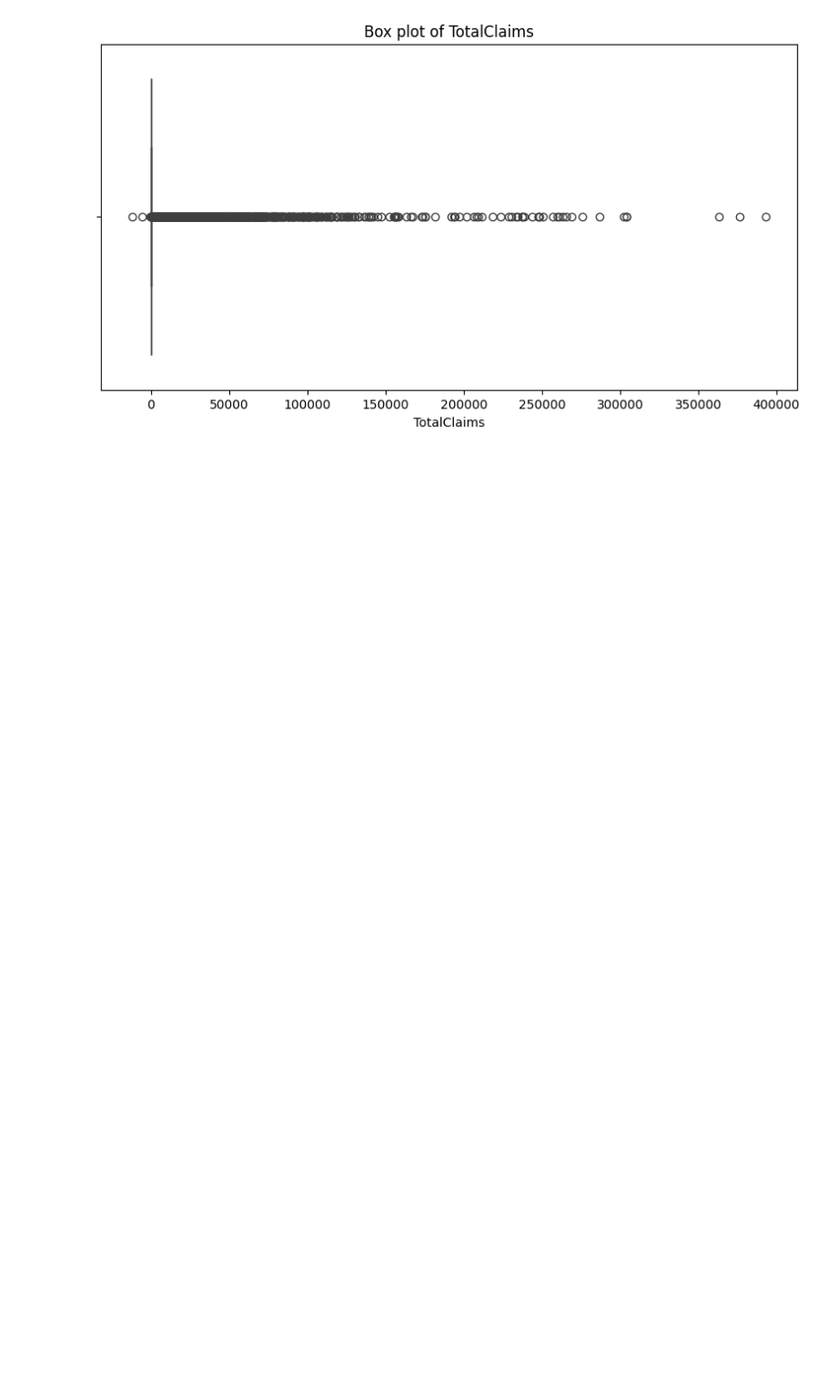
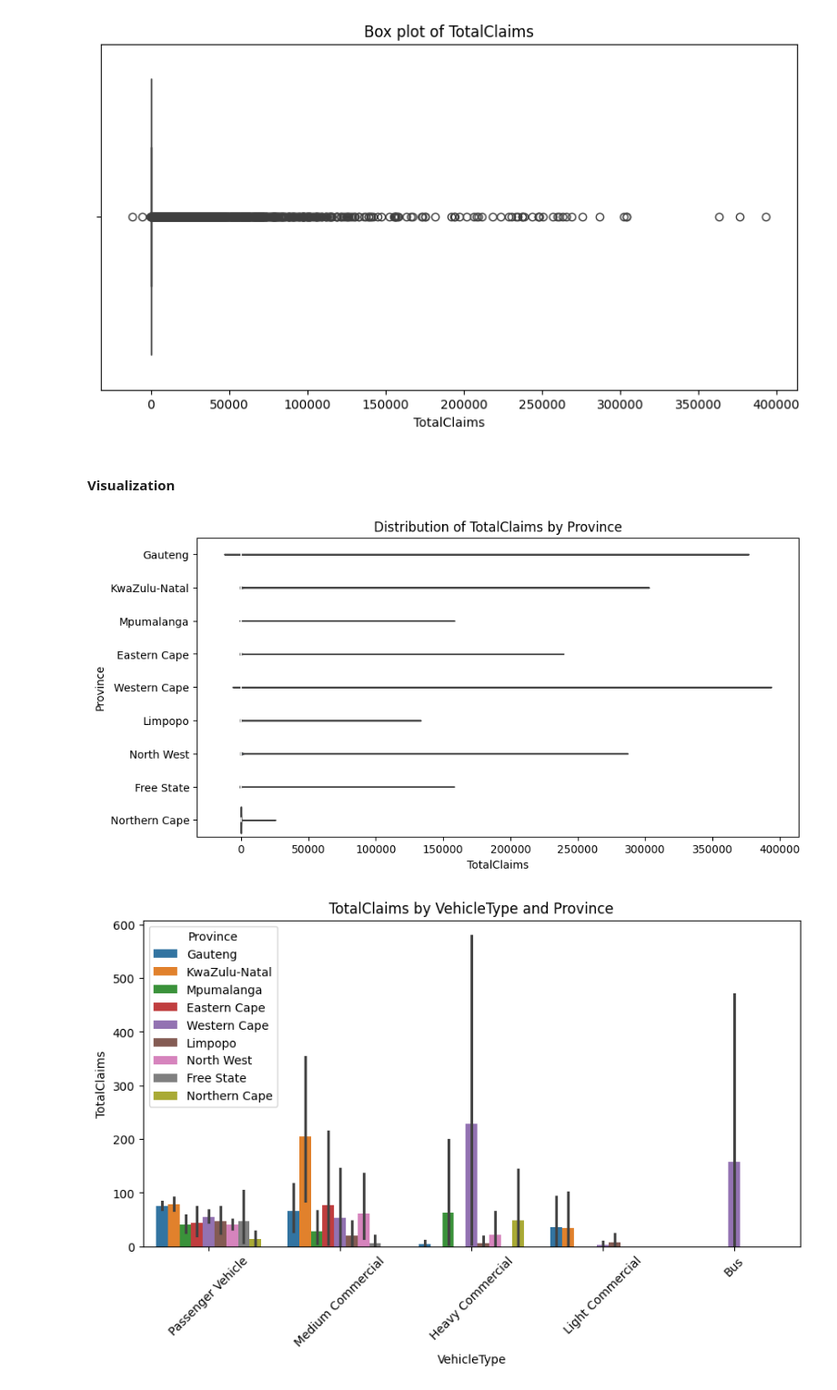
Before and after one commit to abrahamshimelis/AlphaCare-Insurance-Solutions, a Jupyter notebook: notebooks/descriptive-data-analysis.ipynb, the cells around one changed output. Shown at 91% size. Drawn from its saved outputs; the diff is of its cells as text; code cells hidden in the pictures; blank space fills up the shorter version.

Commit message:
do visualization

```diff
--- a/notebooks/descriptive-data-analysis.ipynb
+++ b/notebooks/descriptive-data-analysis.ipynb
@@ -63,7 +63,7 @@ dtype: object
 # %% [markdown]
 Selected relevant columns from the dataset
 # %%
-relevant_cols = ['TotalPremium', 'TotalClaims', 'PostalCode', 'Citizenship', 'Province', 'VehicleType', 'RegistrationYear', 'make', 'Model', 'NewVehicle', 'CoverCategory', 'CoverType']
+relevant_cols = ['TransactionMonth','TotalPremium', 'TotalClaims', 'PostalCode', 'Citizenship', 'Province', 'VehicleType', 'RegistrationYear', 'make', 'Model', 'NewVehicle', 'CoverCategory', 'CoverType']
 # %%
 df_relevant_cols = df[relevant_cols]
 # %%
@@ -195,3 +195,21 @@ box_plots(df_numerical_cols)
 # %% [output]
 [figure]
 [figure]
+# %% [markdown]
+#### Visualization
+# %%
+# Province & Total claims
+plt.figure(figsize=(10, 5))
+sns.violinplot(x='TotalClaims', y='Province', data=df_relevant_cols)
+plt.title('Distribution of TotalClaims by Province')
+plt.show()
+
+# Total claims, vehicle type, & province
+plt.figure(figsize=(10, 5))
+sns.barplot(x='VehicleType', y='TotalClaims', hue='Province', data=df_relevant_cols)
+plt.title('TotalClaims by VehicleType and Province')
+plt.xticks(rotation=45)
+plt.show()
+# %% [output]
+[figure, added]
+[figure, added]
```
Also changed, not shown: parts of 2 cells of this notebook.
